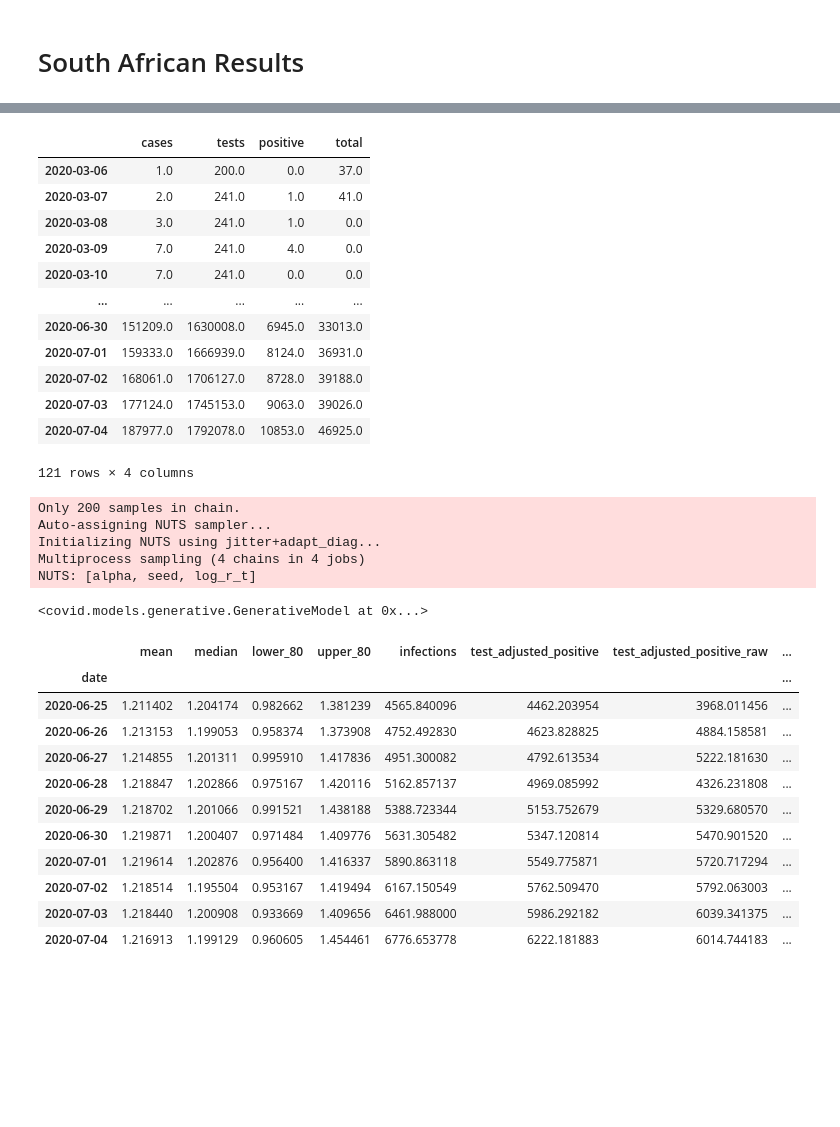
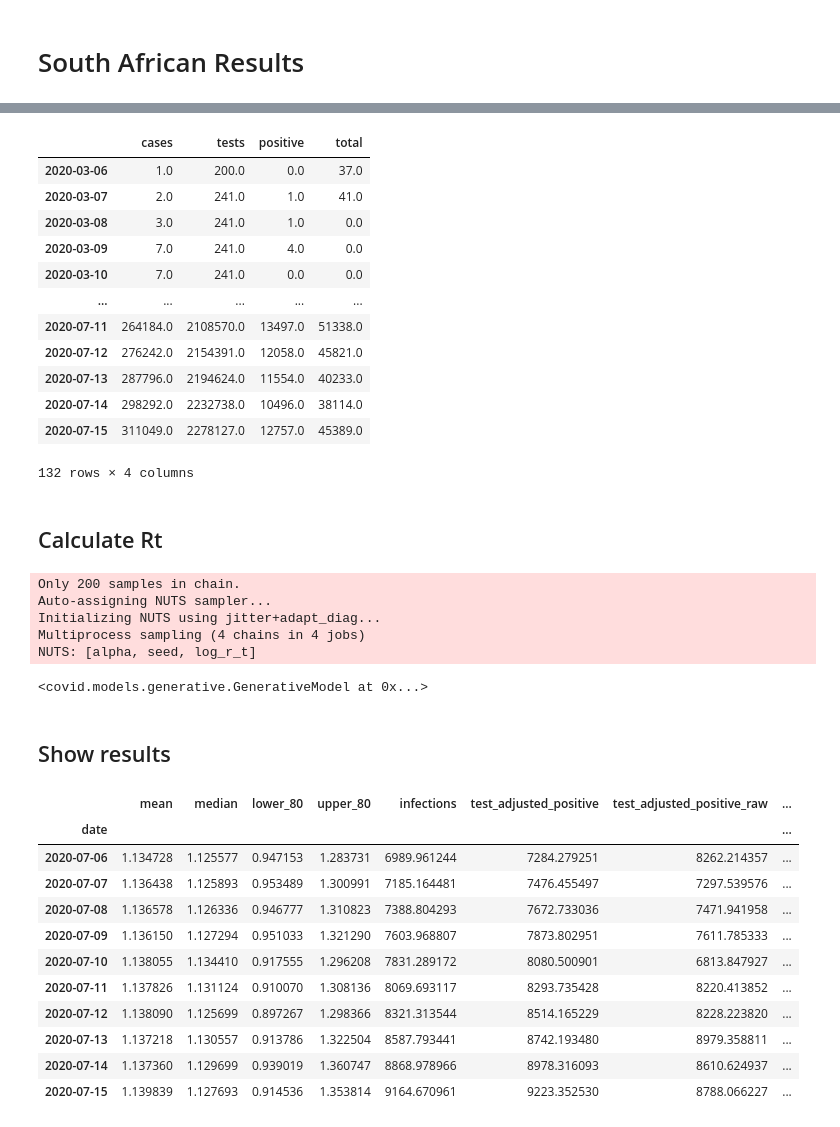
Before and after one commit to heerden/covid-model, a Jupyter notebook: rtlive-model-za.ipynb, the cells around one changed output, grey strips where cells are left out. Cells and saved outputs as stored; diff of their text form; code cells hidden in the pictures; blank space fills up the shorter version.

```diff
--- a/rtlive-model-za.ipynb
+++ b/rtlive-model-za.ipynb
@@ -285,20 +276,22 @@ final_filled_model
 # %%
-df_model = final_filled_model.iloc[1:-1]
+df_model = final_filled_model.iloc[1:]
 df_model
 # %% [output]
 |  | cases | tests | positive | total |
 | 2020-03-06 | 1.0 | 200.0 | 0.0 | 37.0 |
 | 2020-03-07 | 2.0 | 241.0 | 1.0 | 41.0 |
 | 2020-03-08 | 3.0 | 241.0 | 1.0 | 0.0 |
 | 2020-03-09 | 7.0 | 241.0 | 4.0 | 0.0 |
 | 2020-03-10 | 7.0 | 241.0 | 0.0 | 0.0 |
 | ... | ... | ... | ... | ... |
-| 2020-06-30 | 151209.0 | 1630008.0 | 6945.0 | 33013.0 |
-| 2020-07-01 | 159333.0 | 1666939.0 | 8124.0 | 36931.0 |
-| 2020-07-02 | 168061.0 | 1706127.0 | 8728.0 | 39188.0 |
-| 2020-07-03 | 177124.0 | 1745153.0 | 9063.0 | 39026.0 |
-| 2020-07-04 | 187977.0 | 1792078.0 | 10853.0 | 46925.0 |
+| 2020-07-11 | 264184.0 | 2108570.0 | 13497.0 | 51338.0 |
+| 2020-07-12 | 276242.0 | 2154391.0 | 12058.0 | 45821.0 |
+| 2020-07-13 | 287796.0 | 2194624.0 | 11554.0 | 40233.0 |
+| 2020-07-14 | 298292.0 | 2232738.0 | 10496.0 | 38114.0 |
+| 2020-07-15 | 311049.0 | 2278127.0 | 12757.0 | 45389.0 |
-121 rows × 4 columns
+132 rows × 4 columns
+# %% [markdown]
+## Calculate Rt
 # %%
 region = 'Total RSA'
 # %%
@@ -311,6 +304,8 @@ Initializing NUTS using jitter+adapt_diag...
 Multiprocess sampling (4 chains in 4 jobs)
 NUTS: [alpha, seed, log_r_t]
 <covid.models.generative.GenerativeModel at 0x...>
+# %% [markdown]
+## Show results
 # %%
 result = summarize_inference_data(gm.inference_data)
 # %%
@@ -318,16 +313,16 @@ result.tail(10)
 # %% [output]
 |  | mean | median | lower_80 | upper_80 | infections | test_adjusted_positive | test_adjusted_positive_raw | ... |
 | date |  |  |  |  |  |  |  | ... |
-| 2020-06-25 | 1.211402 | 1.204174 | 0.982662 | 1.381239 | 4565.840096 | 4462.203954 | 3968.011456 | ... |
-| 2020-06-26 | 1.213153 | 1.199053 | 0.958374 | 1.373908 | 4752.492830 | 4623.828825 | 4884.158581 | ... |
-| 2020-06-27 | 1.214855 | 1.201311 | 0.995910 | 1.417836 | 4951.300082 | 4792.613534 | 5222.181630 | ... |
-| 2020-06-28 | 1.218847 | 1.202866 | 0.975167 | 1.420116 | 5162.857137 | 4969.085992 | 4326.231808 | ... |
-| 2020-06-29 | 1.218702 | 1.201066 | 0.991521 | 1.438188 | 5388.723344 | 5153.752679 | 5329.680570 | ... |
-| 2020-06-30 | 1.219871 | 1.200407 | 0.971484 | 1.409776 | 5631.305482 | 5347.120814 | 5470.901520 | ... |
-| 2020-07-01 | 1.219614 | 1.202876 | 0.956400 | 1.416337 | 5890.863118 | 5549.775871 | 5720.717294 | ... |
-| 2020-07-02 | 1.218514 | 1.195504 | 0.953167 | 1.419494 | 6167.150549 | 5762.509470 | 5792.063003 | ... |
-| 2020-07-03 | 1.218440 | 1.200908 | 0.933669 | 1.409656 | 6461.988000 | 5986.292182 | 6039.341375 | ... |
-| 2020-07-04 | 1.216913 | 1.199129 | 0.960605 | 1.454461 | 6776.653778 | 6222.181883 | 6014.744183 | ... |
+| 2020-07-06 | 1.134728 | 1.125577 | 0.947153 | 1.283731 | 6989.961244 | 7284.279251 | 8262.214357 | ... |
+| 2020-07-07 | 1.136438 | 1.125893 | 0.953489 | 1.300991 | 7185.164481 | 7476.455497 | 7297.539576 | ... |
+| 2020-07-08 | 1.136578 | 1.126336 | 0.946777 | 1.310823 | 7388.804293 | 7672.733036 | 7471.941958 | ... |
+| 2020-07-09 | 1.136150 | 1.127294 | 0.951033 | 1.321290 | 7603.968807 | 7873.802951 | 7611.785333 | ... |
+| 2020-07-10 | 1.138055 | 1.134410 | 0.917555 | 1.296208 | 7831.289172 | 8080.500901 | 6813.847927 | ... |
+| 2020-07-11 | 1.137826 | 1.131124 | 0.910070 | 1.308136 | 8069.693117 | 8293.735428 | 8220.413852 | ... |
+| 2020-07-12 | 1.138090 | 1.125699 | 0.897267 | 1.298366 | 8321.313544 | 8514.165229 | 8228.223820 | ... |
+| 2020-07-13 | 1.137218 | 1.130557 | 0.913786 | 1.322504 | 8587.793441 | 8742.193480 | 8979.358811 | ... |
+| 2020-07-14 | 1.137360 | 1.129699 | 0.939019 | 1.360747 | 8868.978966 | 8978.316093 | 8610.624937 | ... |
+| 2020-07-15 | 1.139839 | 1.127693 | 0.914536 | 1.353814 | 9164.670961 | 9223.352530 | 8788.066227 | ... |
 # %%
 plot_results()
 # %% [output]
```
Also changed, not shown: parts of 31 cells of this notebook.
